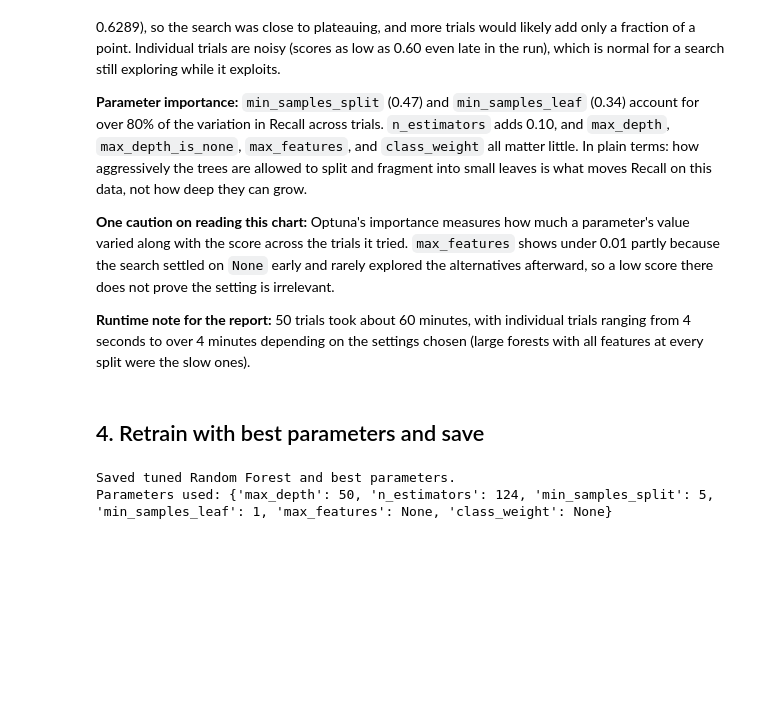
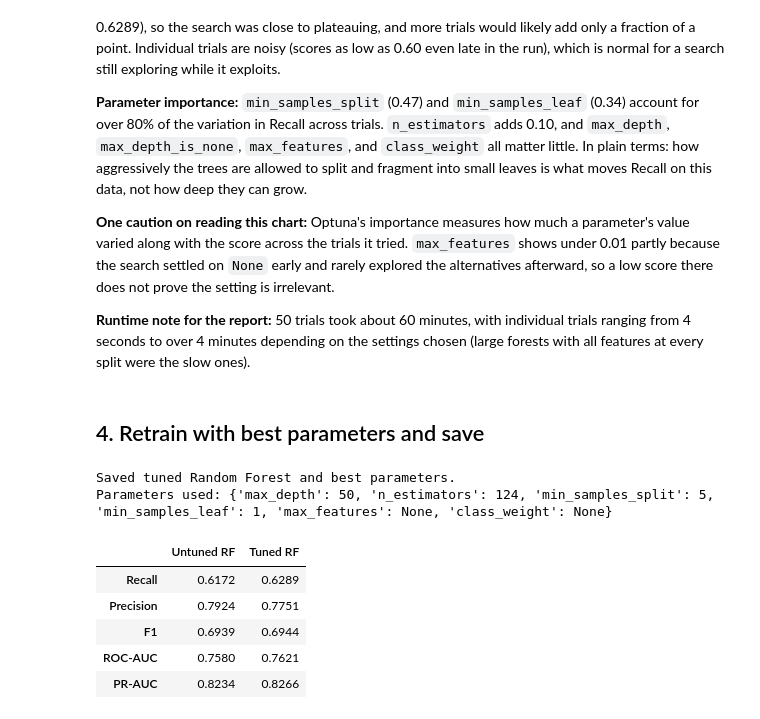
Before and after one commit to nayana-sisil/Heads-Up_IT3091, a Jupyter notebook: experiments/nayana_dev1/huperparameter_tunning_and_shap_analysis/01_optuna_random_forest.ipynb, the cells around one changed output. Saved outputs shown, nothing was run; the diff lists cells and outputs as text; code cells hidden in the pictures; blank space fills up the shorter version.

```diff
--- a/experiments/nayana_dev1/huperparameter_tunning_and_shap_analysis/01_optuna_random_forest.ipynb
+++ b/experiments/nayana_dev1/huperparameter_tunning_and_shap_analysis/01_optuna_random_forest.ipynb
@@ -179,3 +172,20 @@ print(f"Parameters used: {best_params}")
 # %% [output]
 Saved tuned Random Forest and best parameters.
 Parameters used: {'max_depth': 50, 'n_estimators': 124, 'min_samples_split': 5, 'min_samples_leaf': 1, 'max_features': None, 'class_weight': None}
+# %%
+from sklearn.metrics import recall_score, precision_score, f1_score, roc_auc_score, average_precision_score
+
+score = best_rf.predict_proba(X_val)[:, 1]
+pred = best_rf.predict(X_val)
+tuned = {'Recall': recall_score(y_val, pred), 'Precision': precision_score(y_val, pred),
+         'F1': f1_score(y_val, pred), 'ROC-AUC': roc_auc_score(y_val, score),
+         'PR-AUC': average_precision_score(y_val, score)}
+untuned = {'Recall': 0.6172, 'Precision': 0.7924, 'F1': 0.6939, 'ROC-AUC': 0.7580, 'PR-AUC': 0.8234}
+pd.DataFrame({'Untuned RF': untuned, 'Tuned RF': tuned}).round(4)
+# %% [output]
+|  | Untuned RF | Tuned RF |
+| Recall | 0.6172 | 0.6289 |
+| Precision | 0.7924 | 0.7751 |
+| F1 | 0.6939 | 0.6944 |
+| ROC-AUC | 0.7580 | 0.7621 |
+| PR-AUC | 0.8234 | 0.8266 |
```
Also changed, not shown: parts of 2 cells of this notebook, 7 other files.
